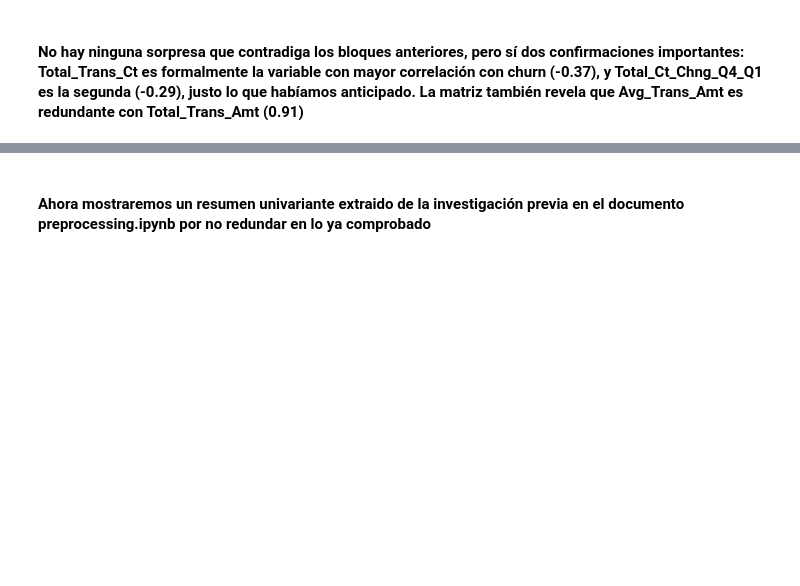
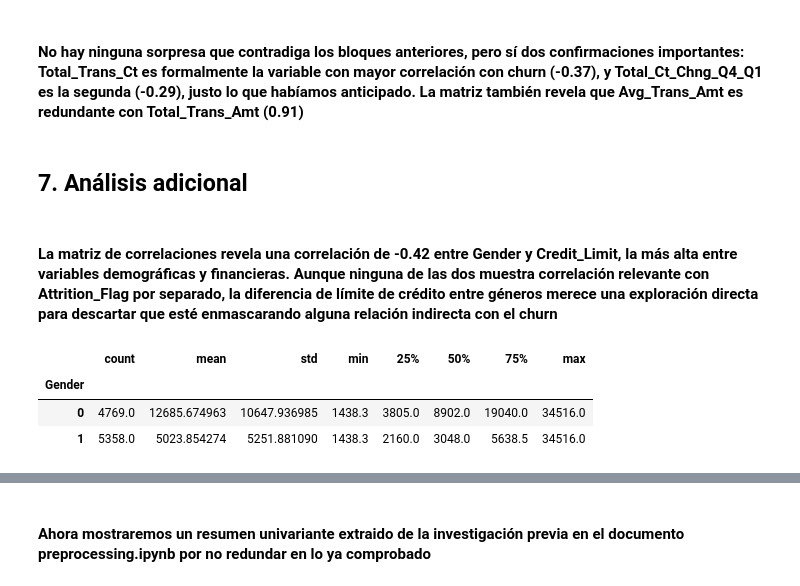
Before and after one commit to Dende8/Credit_Card_Churners, a Jupyter notebook: notebooks/eda.ipynb, the cells around one changed output, grey strips where cells are left out. Saved outputs shown, nothing was run; the diff lists cells and outputs as text; code cells hidden in the pictures; blank space fills up the shorter version.

Commit message:
Complemento EDA
Se añaden un par de comprobaciones tras el cuadro de correlaciones

```diff
--- a/notebooks/eda.ipynb
+++ b/notebooks/eda.ipynb
@@ -435,3 +435,14 @@ plt.show()
 [figure]
 # %% [markdown]
 #### No hay ninguna sorpresa que contradiga los bloques anteriores, pero sí dos confirmaciones importantes: Total_Trans_Ct es formalmente la variable con mayor correlación con churn (-0.37), y Total_Ct_Chng_Q4_Q1 es la segunda (-0.29), justo lo que habíamos anticipado. La matriz también revela que Avg_Trans_Amt es redundante con Total_Trans_Amt (0.91)
+# %% [markdown]
+## 7. Análisis adicional
+# %% [markdown]
+#### La matriz de correlaciones revela una correlación de -0.42 entre Gender y Credit_Limit, la más alta entre variables demográficas y financieras. Aunque ninguna de las dos muestra correlación relevante con Attrition_Flag por separado, la diferencia de límite de crédito entre géneros merece una exploración directa para descartar que esté enmascarando alguna relación indirecta con el churn
+# %%
+df.groupby('Gender')['Credit_Limit'].describe()
+# %% [output]
+|  | count | mean | std | min | 25% | 50% | 75% | max |
+| Gender |  |  |  |  |  |  |  |  |
+| 0 | 4769.0 | 12685.674963 | 10647.936985 | 1438.3 | 3805.0 | 8902.0 | 19040.0 | 34516.0 |
+| 1 | 5358.0 | 5023.854274 | 5251.881090 | 1438.3 | 2160.0 | 3048.0 | 5638.5 | 34516.0 |
```
Also changed, not shown: parts of 5 cells of this notebook.
